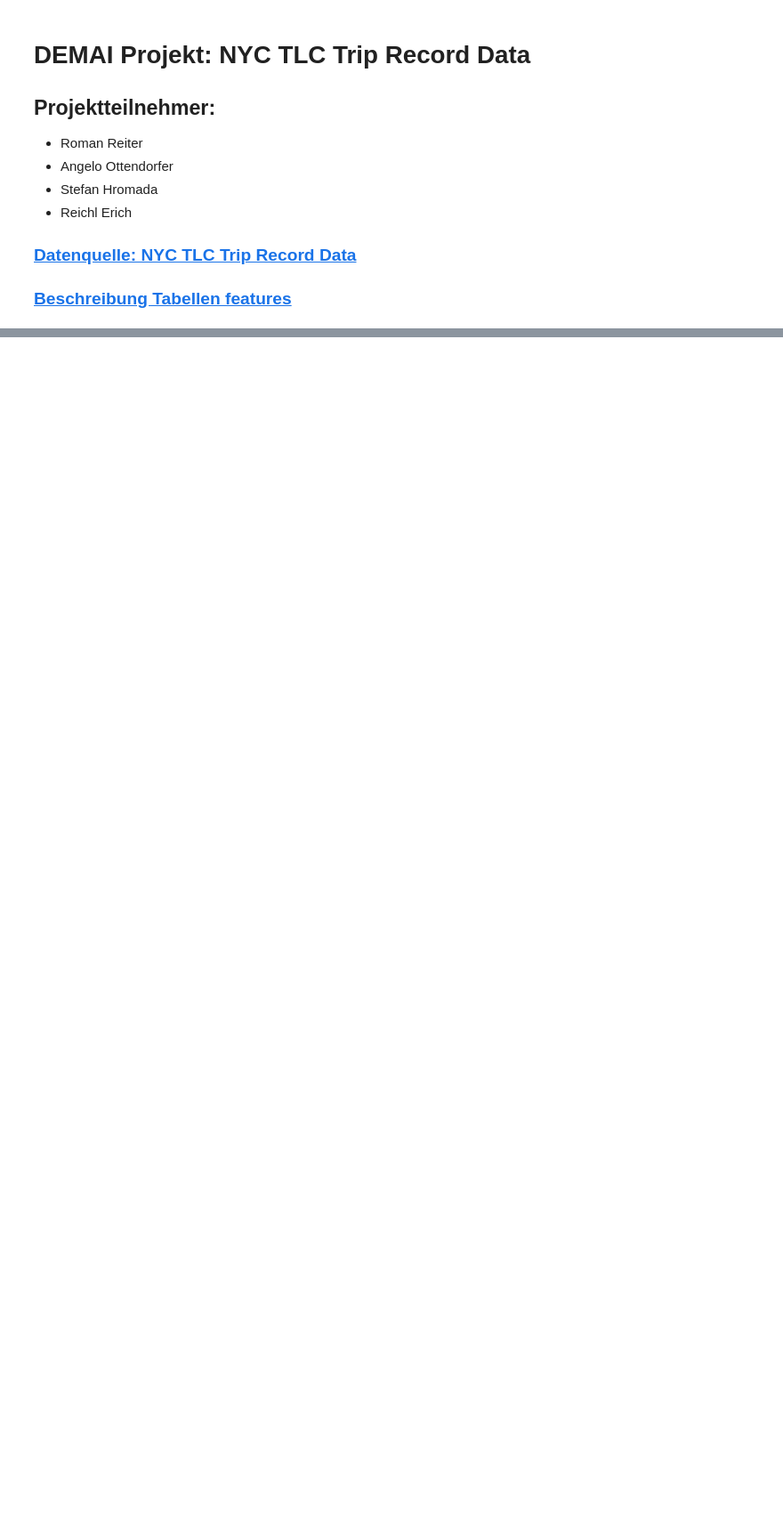
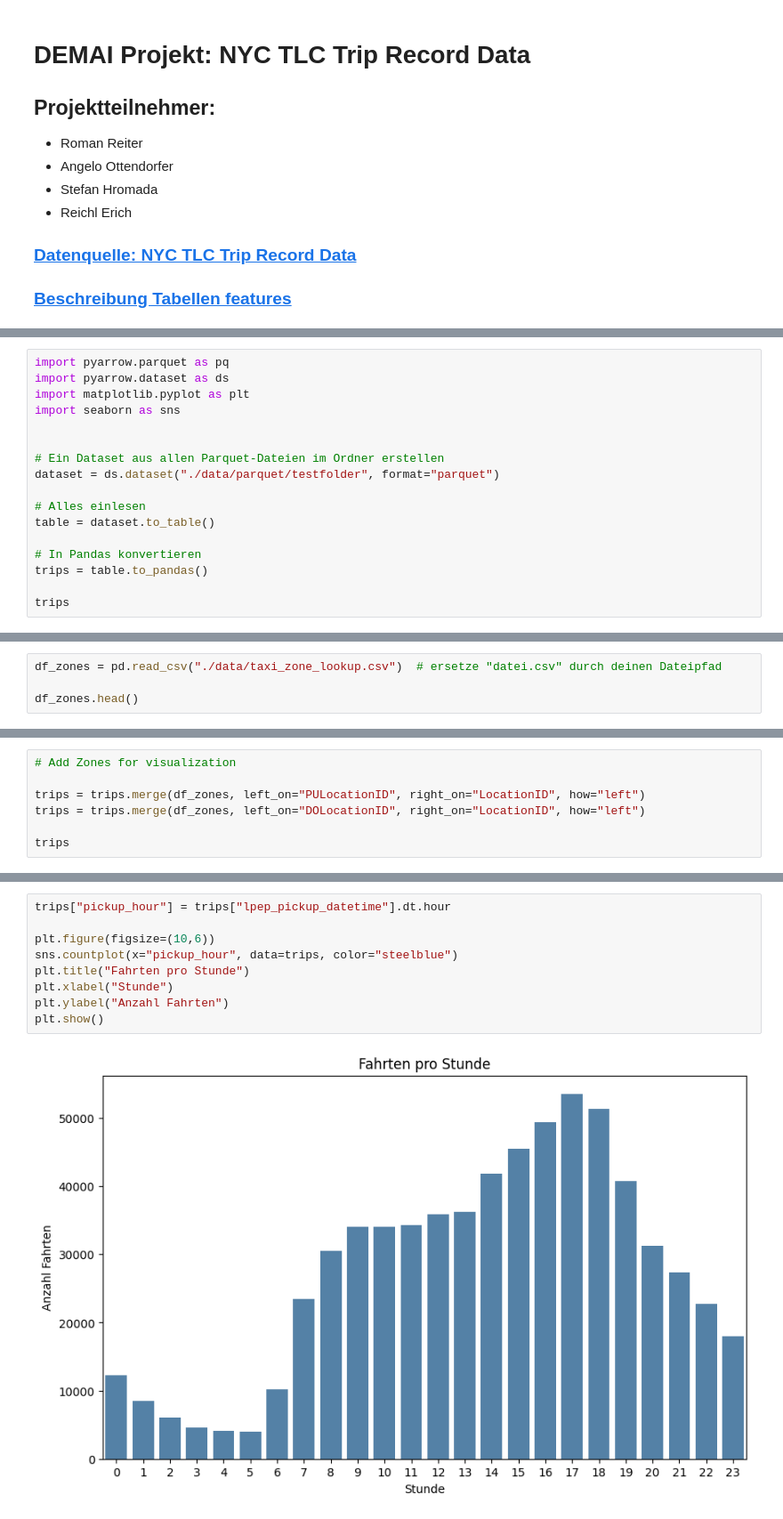
Before and after one commit to StefanHromada02/DEMAI-nyc-taxi-rides, a Jupyter notebook: Project.ipynb, the cells around one changed output, grey strips where cells are left out. Shown at 89% size. Cells and saved outputs as stored; diff of their text form; blank space fills up the shorter version.

Commit message:
Add visualizations for presentation

```diff
--- a/Project.ipynb
+++ b/Project.ipynb
@@ -52,0 +134,17 @@
+# %%
+import pyarrow.parquet as pq
+import pyarrow.dataset as ds
+import matplotlib.pyplot as plt
+import seaborn as sns
+
+
+# Ein Dataset aus allen Parquet-Dateien im Ordner erstellen
+dataset = ds.dataset("./data/parquet/testfolder", format="parquet")
+
+# Alles einlesen
+table = dataset.to_table()
+
+# In Pandas konvertieren
+trips = table.to_pandas()
+
+trips
@@ -52,0 +165,4 @@
+# %%
+df_zones = pd.read_csv("./data/taxi_zone_lookup.csv")  # ersetze "datei.csv" durch deinen Dateipfad
+
+df_zones.head()
@@ -52,0 +176,7 @@
+# %%
+# Add Zones for visualization
+
+trips = trips.merge(df_zones, left_on="PULocationID", right_on="LocationID", how="left")
+trips = trips.merge(df_zones, left_on="DOLocationID", right_on="LocationID", how="left")
+
+trips
@@ -52,0 +277,11 @@
+# %%
+trips["pickup_hour"] = trips["lpep_pickup_datetime"].dt.hour
+
+plt.figure(figsize=(10,6))
+sns.countplot(x="pickup_hour", data=trips, color="steelblue")
+plt.title("Fahrten pro Stunde")
+plt.xlabel("Stunde")
+plt.ylabel("Anzahl Fahrten")
+plt.show()
+# %% [output]
+[figure, added]
```
Also changed, not shown: parts of 14 cells of this notebook, 16 other files.
